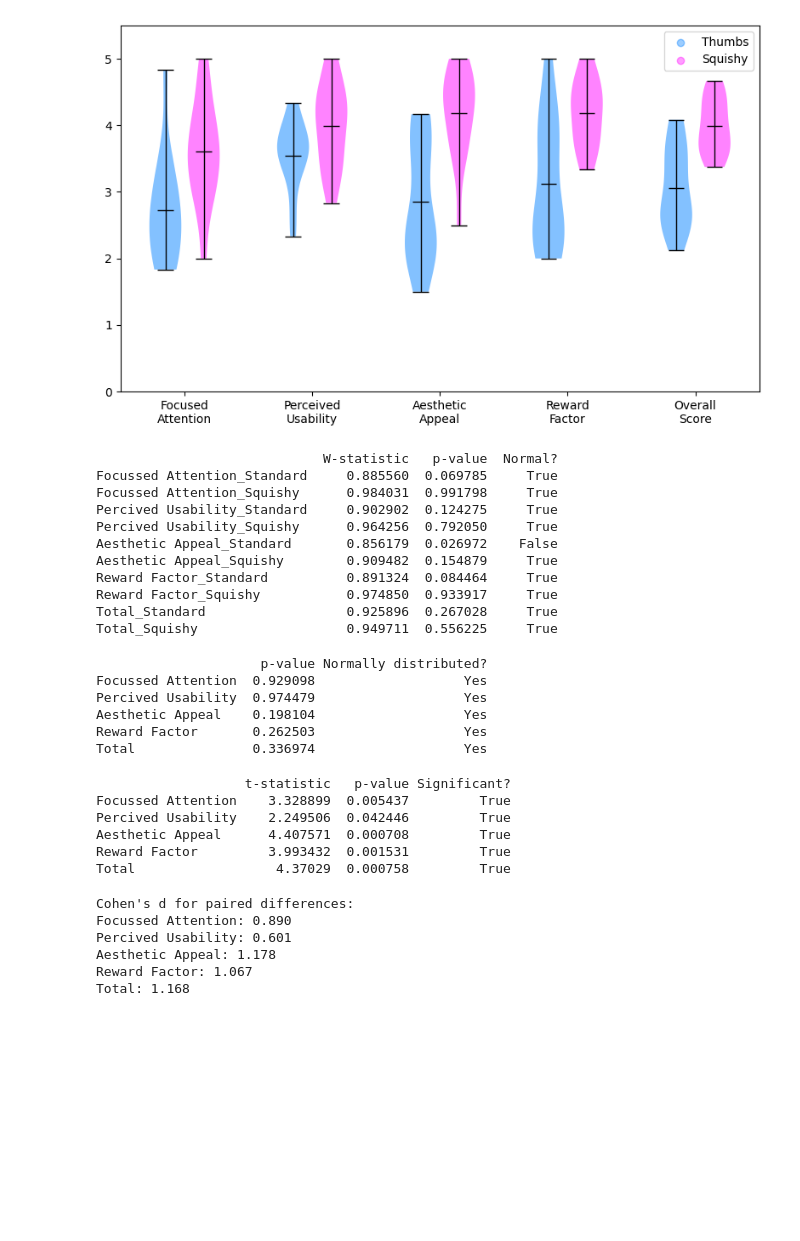
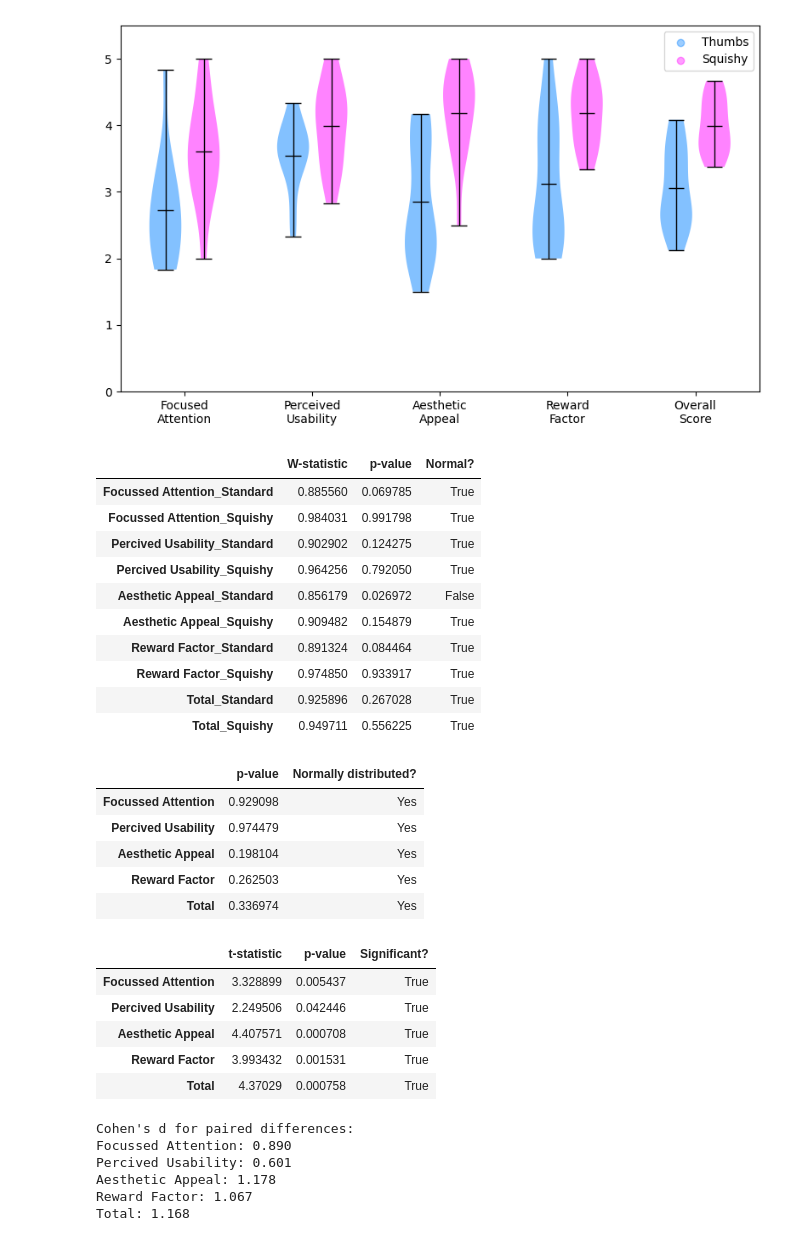
Before and after one commit to Phlipinator/Squishy-Data-Analysis, a Jupyter notebook: UES_MeanOverTasks.ipynb, the cells around one changed output. Cells and saved outputs as stored; diff of their text form; code cells hidden in the pictures; blank space fills up the shorter version.

```diff
--- a/UES_MeanOverTasks.ipynb
+++ b/UES_MeanOverTasks.ipynb
@@ -263,41 +263,39 @@ plt.show()
 # %%
 # Shapiro - Wilk Test on Scores
 
 from scipy.stats import shapiro
 
 # Dictionary to hold results
 shapiro_results = {}
 
 # Loop over all columns in df_scores
 for col in df_scores.columns:
     stat, p = shapiro(df_scores[col])
     shapiro_results[col] = {'W-statistic': stat, 'p-value': p}
 
 # Convert results to DataFrame
 shapiro_df = pd.DataFrame(shapiro_results).T  # transpose for readability
 
 # Add a column to indicate normality
 shapiro_df['Normal?'] = shapiro_df['p-value'] > 0.05
 
-# Display the results
-print(shapiro_df)
+shapiro_df
 # %% [output]
-                             W-statistic   p-value  Normal?
-Focussed Attention_Standard     0.885560  0.069785     True
-Focussed Attention_Squishy      0.984031  0.991798     True
-Percived Usability_Standard     0.902902  0.124275     True
-Percived Usability_Squishy      0.964256  0.792050     True
-Aesthetic Appeal_Standard       0.856179  0.026972    False
-Aesthetic Appeal_Squishy        0.909482  0.154879     True
-Reward Factor_Standard          0.891324  0.084464     True
-Reward Factor_Squishy           0.974850  0.933917     True
-Total_Standard                  0.925896  0.267028     True
-Total_Squishy                   0.949711  0.556225     True
+|  | W-statistic | p-value | Normal? |
+| Focussed Attention_Standard | 0.885560 | 0.069785 | True |
+| Focussed Attention_Squishy | 0.984031 | 0.991798 | True |
+| Percived Usability_Standard | 0.902902 | 0.124275 | True |
+| Percived Usability_Squishy | 0.964256 | 0.792050 | True |
+| Aesthetic Appeal_Standard | 0.856179 | 0.026972 | False |
+| Aesthetic Appeal_Squishy | 0.909482 | 0.154879 | True |
+| Reward Factor_Standard | 0.891324 | 0.084464 | True |
+| Reward Factor_Squishy | 0.974850 | 0.933917 | True |
+| Total_Standard | 0.925896 | 0.267028 | True |
+| Total_Squishy | 0.949711 | 0.556225 | True |
 # %%
 # Shapiro - Wilk Test on Differences between Standard Condition and Squishy Condition
 # https://youtu.be/e0lum-6vuw4?si=GMvssl3vWHBo5FO7&t=508
 
-# Define the scale names (adapt these if your column names differ slightly)
 scales = [
     "Focussed Attention",
     "Percived Usability",
@@ -325,14 +323,14 @@ for scale in scales:
 # Create a DataFrame for better readability
 df_normality = pd.DataFrame(results).T
 
-print(df_normality)
+df_normality
 # %% [output]
-                     p-value Normally distributed?
-Focussed Attention  0.929098                   Yes
-Percived Usability  0.974479                   Yes
-Aesthetic Appeal    0.198104                   Yes
-Reward Factor       0.262503                   Yes
-Total               0.336974                   Yes
+|  | p-value | Normally distributed? |
+| Focussed Attention | 0.929098 | Yes |
+| Percived Usability | 0.974479 | Yes |
+| Aesthetic Appeal | 0.198104 | Yes |
+| Reward Factor | 0.262503 | Yes |
+| Total | 0.336974 | Yes |
 # %%
 from scipy.stats import ttest_rel
 
@@ -346,14 +344,14 @@ for scale in ["Focussed Attention", "Percived Usability", "Aesthetic Appeal", "R
 
 # Convert results to DataFrame for display
 ttest_df = pd.DataFrame(ttest_results).T
-print(ttest_df)
+ttest_df
 # %% [output]
-                   t-statistic   p-value Significant?
-Focussed Attention    3.328899  0.005437         True
-Percived Usability    2.249506  0.042446         True
-Aesthetic Appeal      4.407571  0.000708         True
-Reward Factor         3.993432  0.001531         True
-Total                  4.37029  0.000758         True
+|  | t-statistic | p-value | Significant? |
+| Focussed Attention | 3.328899 | 0.005437 | True |
+| Percived Usability | 2.249506 | 0.042446 | True |
+| Aesthetic Appeal | 4.407571 | 0.000708 | True |
+| Reward Factor | 3.993432 | 0.001531 | True |
+| Total | 4.37029 | 0.000758 | True |
 # %%
 # Calculate Cohen's d for paired samples (Standard vs Squishy)
 def cohens_d_paired(x, y):
```
Also changed, not shown: parts of 1 cell of this notebook, 4 other files.
